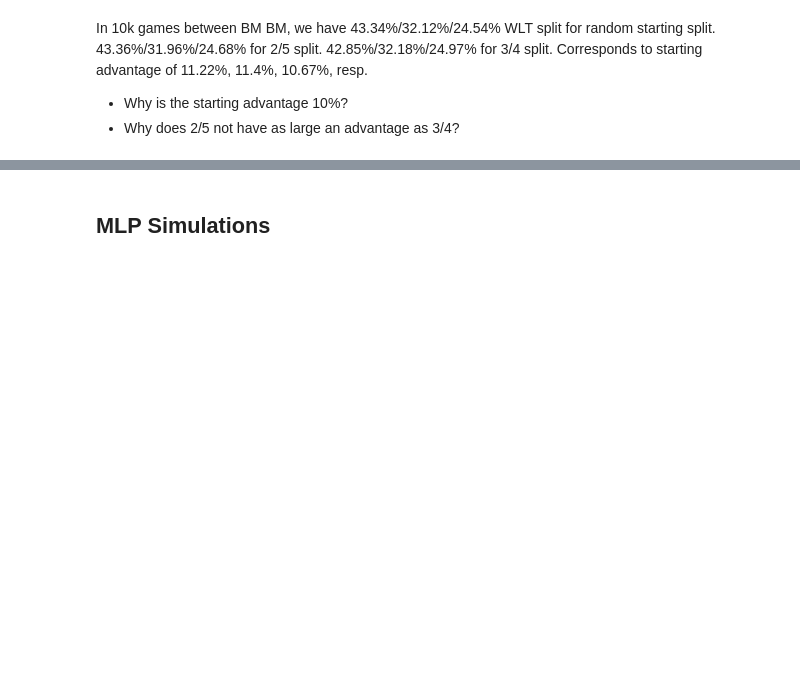
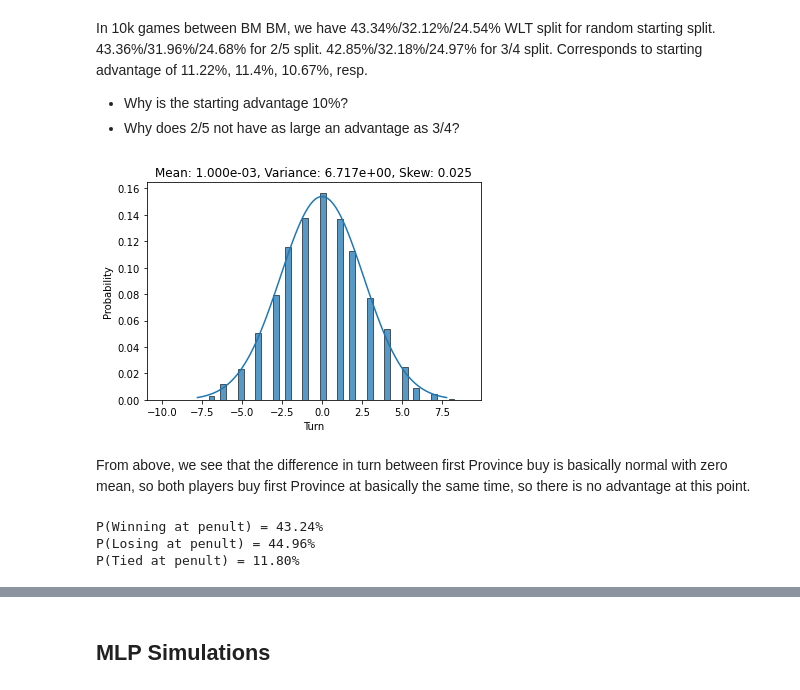
Before and after one commit to SpecificGenerality/PyDominion, a Jupyter notebook: notebooks/simulations.ipynb, the cells around one changed output, grey strips where cells are left out. Drawn from its saved outputs; the diff is of its cells as text; code cells hidden in the pictures; blank space fills up the shorter version.

Commit message:
probe starting advantage

```diff
--- a/notebooks/simulations.ipynb
+++ b/notebooks/simulations.ipynb
@@ -150,0 +70,4 @@ sns.violinplot(x=diff)
+# %%
+p0_df, p1_df = df[df['Player']==0], df[df['Player']==1]
+p0_game_df, p1_game_df = player_df[player_df['Player']==0].reset_index(drop=True), player_df[player_df['Player']==1].reset_index(drop=True)
+p0_game_df.head()
@@ -153,3 +127,24 @@ In 10k games between BM BM, we have 43.34%/32.12%/24.54% WLT split for random st
 
 * Why is the starting advantage 10%?
 * Why does 2/5 not have as large an advantage as 3/4?
+# %%
+temp = p0_df[p0_df['Card'] == 'Province']
+p0firstprovinceturn = temp[['Iter', 'Card', 'Turn']].groupby(['Iter', 'Card']).min()
+temp = p1_df[p1_df['Card'] == 'Province']
+p1firstprovinceturn = temp[['Iter', 'Card', 'Turn']].groupby(['Iter', 'Card']).min()
+firstprovinceturndiff = p0firstprovinceturn - p1firstprovinceturn
+# %%
+fig = plt.axes()
+data = firstprovinceturndiff
+mu = data['Turn'].mean()
+sigma = data['Turn'].std()
+skew = stats.skew(data['Turn'])
+x = np.linspace(mu - 3*sigma, mu + 3*sigma, 100)
+plt.plot(x, stats.norm.pdf(x, mu, sigma), axes=fig)
+sns.histplot(x='Turn', data=data, ax=fig, stat='probability')
+fig.set_title(f'Mean: {mu:.3e}, Variance: {sigma**2:.3e}, Skew: {skew:.3f}')
+plt.show()
+# %% [output]
+[figure, added]
+# %% [markdown]
+From above, we see that the difference in turn between first Province buy is basically normal with zero mean, so both players buy first Province at basically the same time, so there is no advantage at this point.
@@ -155,0 +158,12 @@ In 10k games between BM BM, we have 43.34%/32.12%/24.54% WLT split for random st
+# %%
+p0_win_penult = (p0_penult_df['Score'] > p1_penult_df['Score']).sum().item()
+p0_loss_penult = (p0_penult_df['Score'] < p1_penult_df['Score']).sum().item()
+p0_tie_penult = (p0_penult_df['Score'] == p1_penult_df['Score']).sum().item()
+
+print(f'P(Winning at penult) = {p0_win_penult / n * 100:.2f}%')
+print(f'P(Losing at penult) = {p0_loss_penult / n * 100:.2f}%')
+print(f'P(Tied at penult) = {p0_tie_penult / n * 100:.2f}%')
+# %% [output]
+P(Winning at penult) = 43.24%
+P(Losing at penult) = 44.96%
+P(Tied at penult) = 11.80%
```
Also changed, not shown: parts of 26 cells of this notebook, 1 other file.
